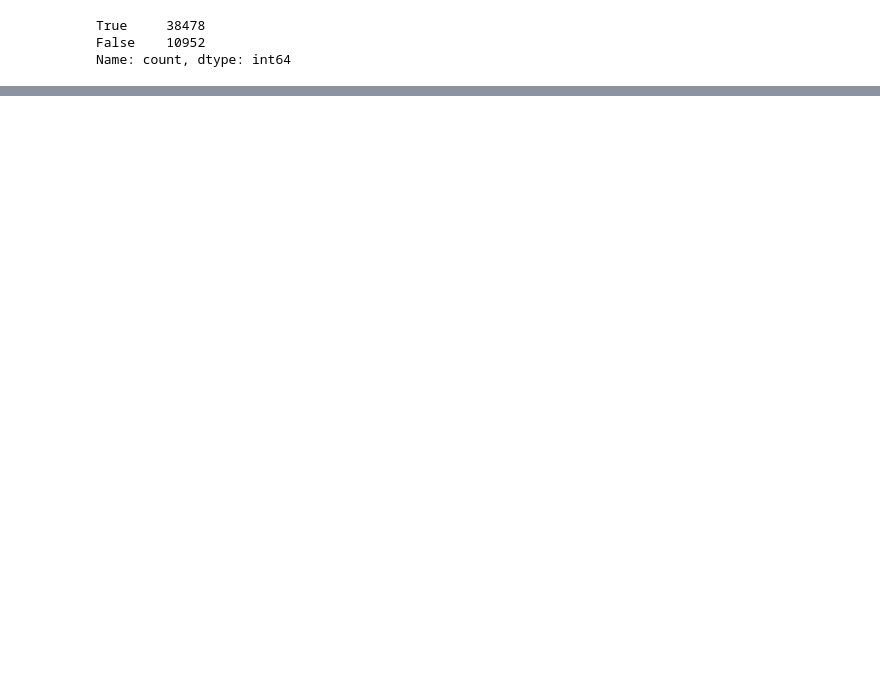
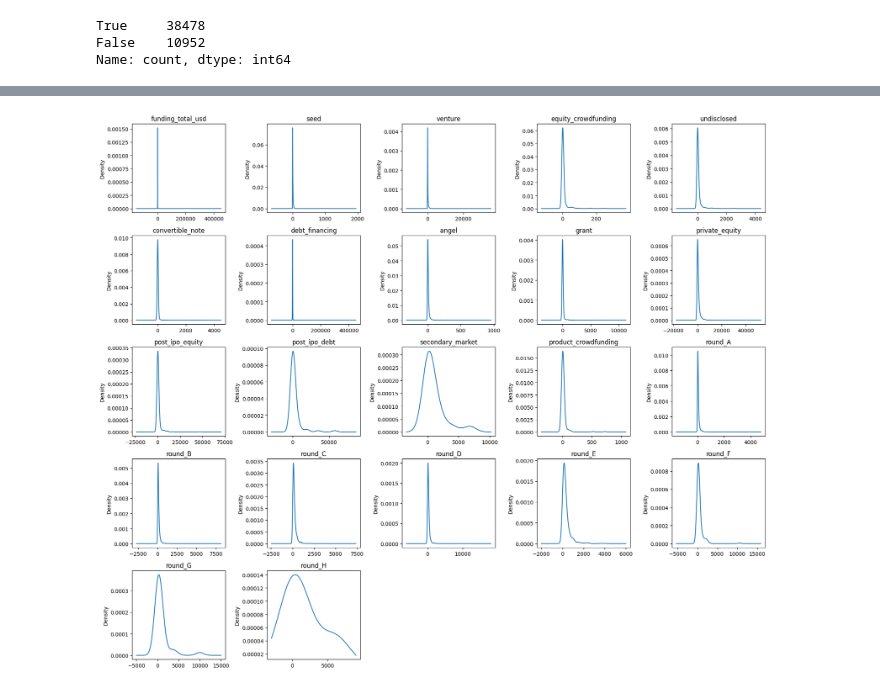
Before and after one commit to shamabansal17/Startups_funding_Analysis, a Jupyter notebook: funding_startup.ipynb, the cells around one changed output, grey strips where cells are left out. Drawn from its saved outputs; the diff is of its cells as text; code cells hidden in the pictures; blank space fills up the shorter version.

```diff
--- a/funding_startup.ipynb
+++ b/funding_startup.ipynb
@@ -346,2 +351,5 @@ df.drop(columns=['permalink','homepage_url'],inplace=True)
+# %%
+df['first_funding_at']=pd.to_datetime(df['first_funding_at'])
+df['last_funding_at']=pd.to_datetime(df['last_funding_at'])
 # %%
 df.fillna('others',inplace=True)
@@ -347,0 +360,4 @@ df.fillna('others',inplace=True)
+# %%
+fund_col=df.columns[16:].to_list()
+fund_col.insert(0,'funding_total_usd')
+fund_col
@@ -347,0 +398,2 @@ df.fillna('others',inplace=True)
+# %%
+df[fund_col]=df[fund_col]/100000
@@ -347,0 +420,10 @@ df.fillna('others',inplace=True)
+# %%
+plt.rcParams["figure.figsize"] = [18,15]
+for i in fund_col:
+  plt.subplot(5,5,fund_col.index(i)+1)
+  plt.title(i)
+  df[df[i]!=0][i].plot(kind='kde')
+  plt.tight_layout()
+plt.show()
+# %% [output]
+[figure, added]
```
Also changed, not shown: parts of 30 cells of this notebook.
